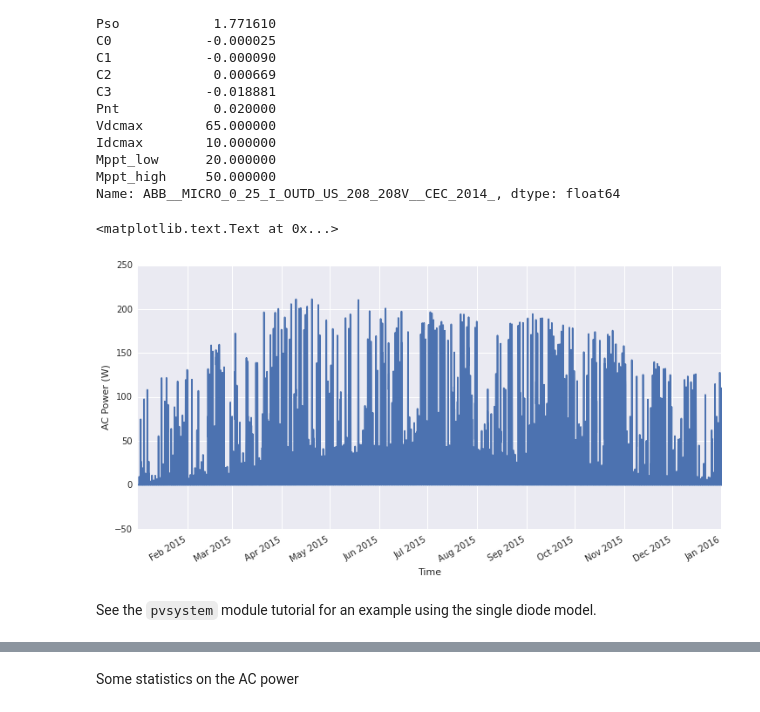
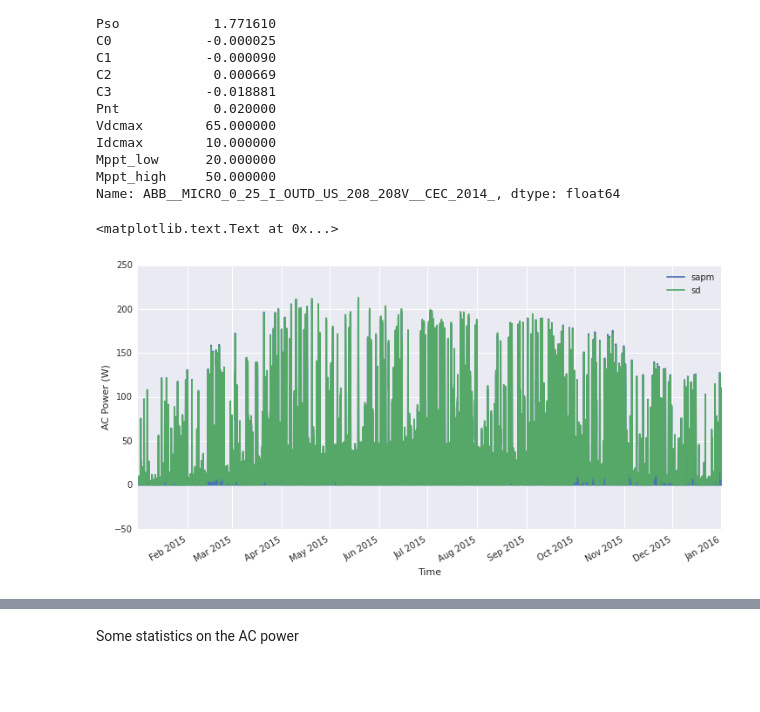
Before and after one commit to pvlib/pvlib-python, a Jupyter notebook: docs/tutorials/tmy_to_power.ipynb, the cells around one changed output, grey strips where cells are left out. Cells and saved outputs as stored; diff of their text form; code cells hidden in the pictures; blank space fills up the shorter version.

```diff
--- a/docs/tutorials/tmy_to_power.ipynb
+++ b/docs/tutorials/tmy_to_power.ipynb
@@ -38,10 +38,12 @@ import pandas as pd
 # first line makes the plots appear in the notebook
 %matplotlib inline
 import matplotlib.pyplot as plt
+import matplotlib as mpl
 # seaborn makes your plots look better
 try:
     import seaborn as sns
     sns.set(rc={"figure.figsize": (12, 6)})
+    sns.set_color_codes()
 except ImportError:
     print('We suggest you install seaborn using conda or pip and rerun this cell')
 
@@ -283,0 +288,14 @@ Time
+# %%
+cec_modules = pvlib.pvsystem.retrieve_sam(name='CECMod')
+cec_module = cec_modules.Canadian_Solar_CS5P_220M
+# %%
+photocurrent, saturation_current, resistance_series, resistance_shunt, nNsVth = (
+    pvlib.pvsystem.calcparams_desoto(poa_irrad.poa_global,
+                                 temp_cell=pvtemps['temp_cell'],
+                                 alpha_isc=cec_module['Alpha_sc'],
+                                 module_parameters=cec_module,
+                                 EgRef=1.121,
+                                 dEgdT=-0.0002677) )
+# %%
+single_diode_out = pvlib.pvsystem.singlediode(cec_module, photocurrent, saturation_current,
+                                              resistance_series, resistance_shunt, nNsVth)
@@ -309,12 +333,12 @@ Mppt_low      20.000000
 Mppt_high     50.000000
 Name: ABB__MICRO_0_25_I_OUTD_US_208_208V__CEC_2014_, dtype: float64
 # %%
-p_ac = pvlib.pvsystem.snlinverter(sapm_inverter, sapm_out.v_mp, sapm_out.p_mp)
+p_acs = pd.DataFrame()
+p_acs['sapm'] = pvlib.pvsystem.snlinverter(sapm_inverter, sapm_out.v_mp, sapm_out.p_mp)
+p_acs['sd'] = pvlib.pvsystem.snlinverter(sapm_inverter, single_diode_out.v_mp, single_diode_out.p_mp)
 
-p_ac.plot()
+p_acs.plot()
 plt.ylabel('AC Power (W)')
 # %% [output]
 <matplotlib.text.Text at 0x...>
-[figure, old version]
+[figure, new version]
-# %% [markdown]
-See the ``pvsystem`` module tutorial for an example using the single diode model.
```
Also changed, not shown: parts of 26 cells of this notebook.
